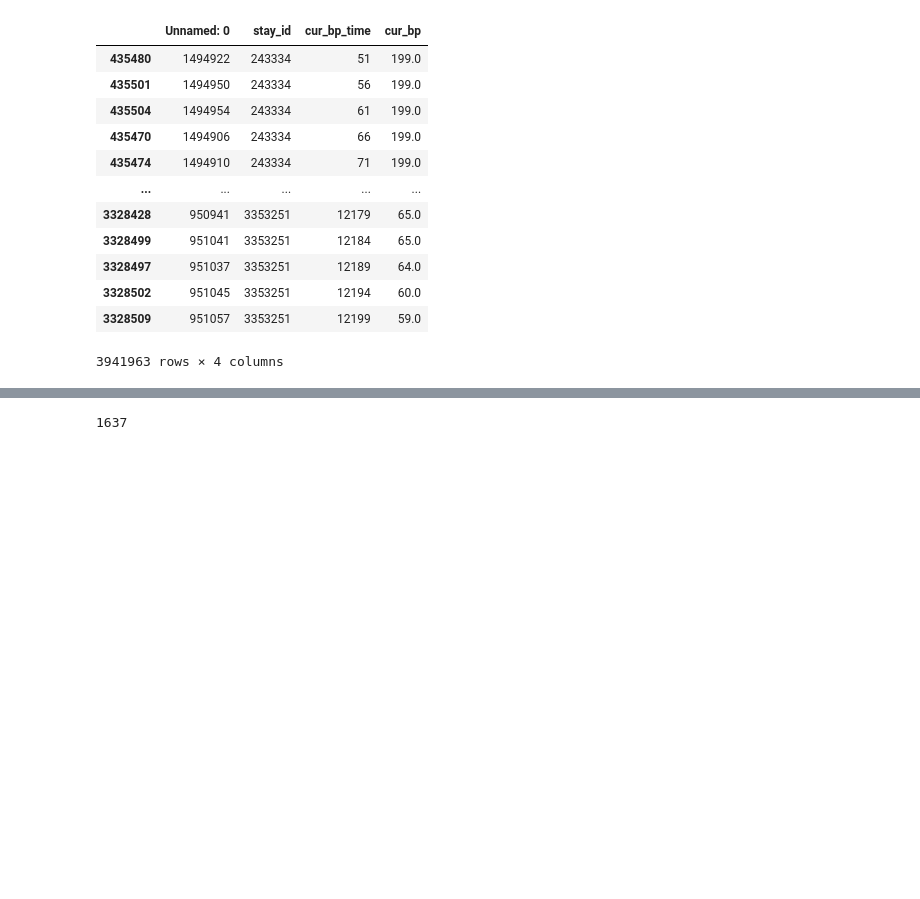
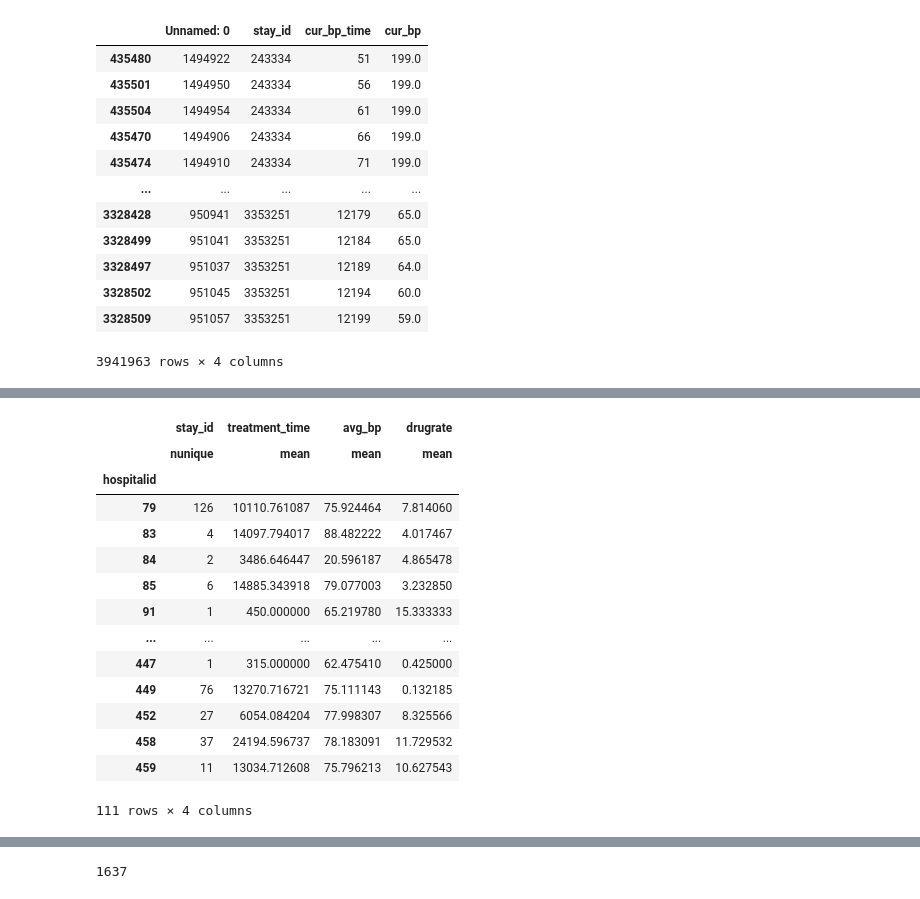
Before and after one commit to EytanSlotnik/FinalProjDS, a Jupyter notebook: notebooks/proporsal.ipynb, the cells around one changed output, grey strips where cells are left out. Saved outputs shown, nothing was run; the diff lists cells and outputs as text; code cells hidden in the pictures; blank space fills up the shorter version.

```diff
--- a/notebooks/proporsal.ipynb
+++ b/notebooks/proporsal.ipynb
@@ -172,3 +180,27 @@ See the caveats in the documentation: https://pandas.pydata.org/pandas-docs/stab
+# %%
+interval_total = bp.groupby('stay_id')['interval'].sum()
+bp['treatment_time'] = bp["stay_id"].map(interval_total)
+avg_bp = bp.groupby('stay_id')['cur_bp'].mean()
+bp['avg_bp'] = bp["stay_id"].map(avg_bp)
+bp
+sum_bp = bp.groupby('hospitalid').agg({'stay_id': ['nunique'], 'treatment_time': ['mean'], 'avg_bp': ['mean'], 'drugrate': ['mean']})
+sum_bp
+# %% [output]
+|  | stay_id | treatment_time | avg_bp | drugrate |
+|  | nunique | mean | mean | mean |
+| hospitalid |  |  |  |  |
+| 79 | 126 | 10110.761087 | 75.924464 | 7.814060 |
+| 83 | 4 | 14097.794017 | 88.482222 | 4.017467 |
+| 84 | 2 | 3486.646447 | 20.596187 | 4.865478 |
+| 85 | 6 | 14885.343918 | 79.077003 | 3.232850 |
+| 91 | 1 | 450.000000 | 65.219780 | 15.333333 |
+| ... | ... | ... | ... | ... |
+| 447 | 1 | 315.000000 | 62.475410 | 0.425000 |
+| 449 | 76 | 13270.716721 | 75.111143 | 0.132185 |
+| 452 | 27 | 6054.084204 | 77.998307 | 8.325566 |
+| 458 | 37 | 24194.596737 | 78.183091 | 11.729532 |
+| 459 | 11 | 13034.712608 | 75.796213 | 10.627543 |
+111 rows × 4 columns
 # %%
 # bp_big will consist of patients from hospitalid with more then 400 differnt patientsunitstayid
 bp_big = bp[bp["hospitalid"].isin(drug.groupby("hospitalid")["patientunitstayid"].nunique().sort_values()[drug.groupby("hospitalid")["patientunitstayid"].nunique().sort_values() > 400].index)]
```
Also changed, not shown: parts of 8 cells of this notebook.
